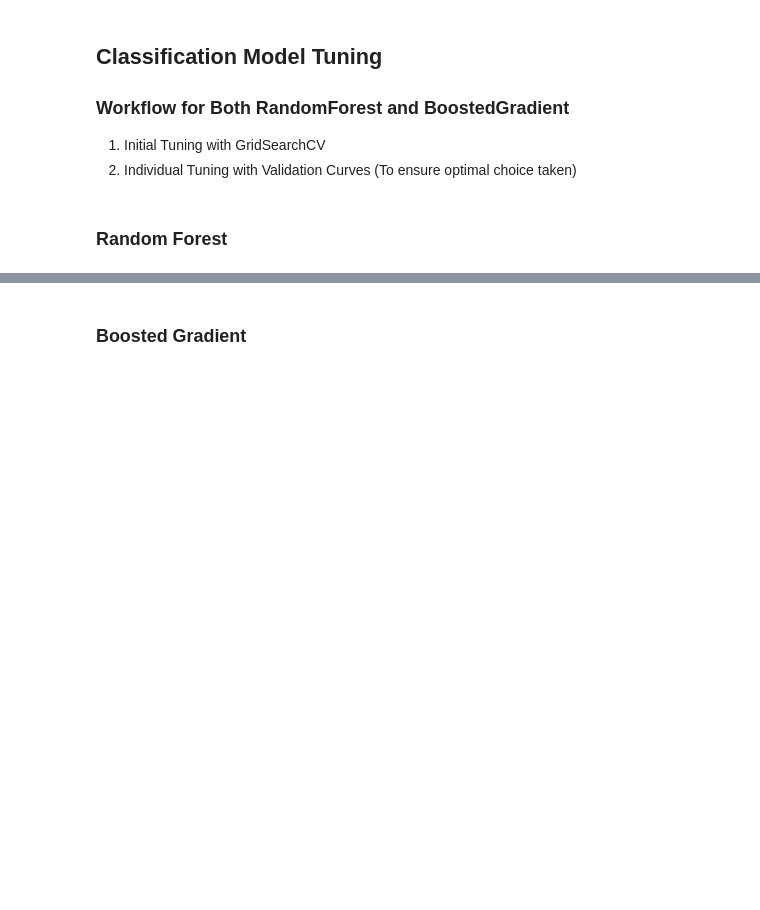
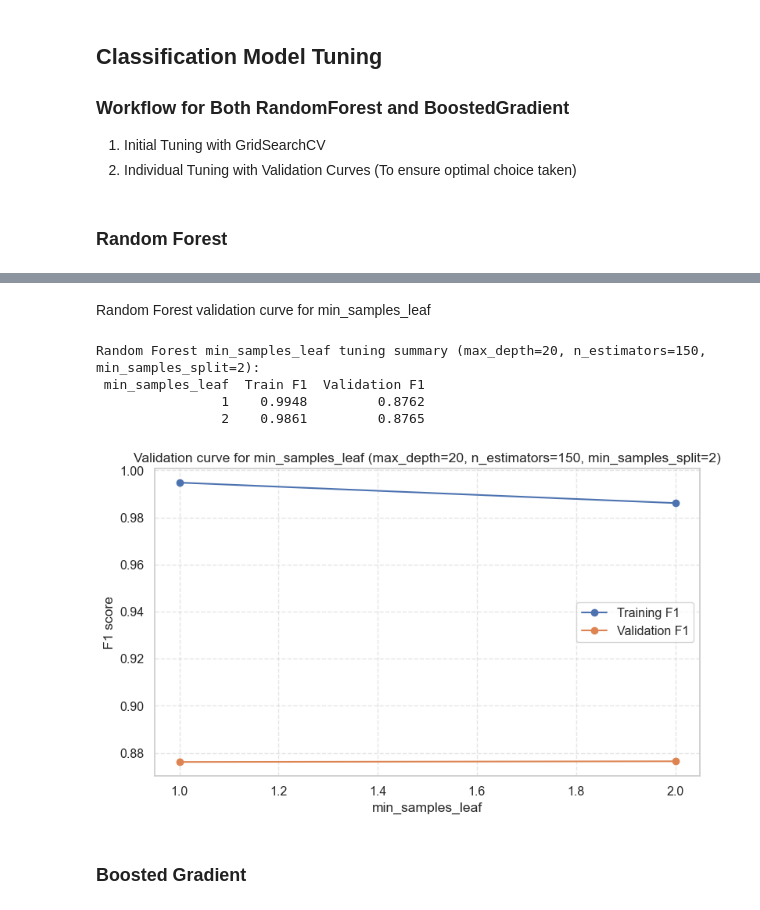
Before and after one commit to wymenlim/CSC3105, a Jupyter notebook: code/classification.ipynb, the cells around one changed output, grey strips where cells are left out. Saved outputs shown, nothing was run; the diff lists cells and outputs as text; code cells hidden in the pictures; blank space fills up the shorter version.

```diff
--- a/code/classification.ipynb
+++ b/code/classification.ipynb
@@ -117,3 +391,76 @@ weighted avg       0.88      0.88      0.88      8400
+# %% [markdown]
+Random Forest validation curve for min_samples_leaf
+# %%
+# Validation curve for min_samples_leaf (F1 score)
+import matplotlib.pyplot as plt
+import numpy as np
+
+# Ensure we have the cv_results_ as a DataFrame
+try:
+    cv_results_leaf = results
+except NameError:
+    cv_results_leaf = pd.DataFrame(grid.cv_results_)
+
+# If min_samples_leaf was not part of the grid, warn and skip
+if "param_min_samples_leaf" not in cv_results_leaf.columns:
+    raise KeyError("param_min_samples_leaf is not in cv_results_. Add min_samples_leaf to param_grid in Cell 5.")
+
+# Restrict to max_depth = 20, n_estimators = 150, and min_samples_split = 2
+target_max_depth = 20
+target_n_estimators = 150
+target_min_samples_split = 2
+cv_results_leaf_sel = cv_results_leaf[(
+    (cv_results_leaf["param_max_depth"] == target_max_depth)
+    & (cv_results_leaf["param_n_estimators"] == target_n_estimators)
+    & (cv_results_leaf["param_min_samples_split"] == target_min_samples_split)
+)]
+
+# ---------------------------------------------------------------------------
+# Table: average Train / Validation F1 for each min_samples_leaf at the chosen settings
+# ---------------------------------------------------------------------------
+summary_leaf = (
+    cv_results_leaf_sel
+    .groupby("param_min_samples_leaf")
+    .agg(
+        mean_train_f1=("mean_train_f1", "mean"),
+        mean_val_f1=("mean_test_f1", "mean"),
+    )
+    .reset_index()
+    .sort_values("param_min_samples_leaf")
+)
+
+summary_leaf_pretty = summary_leaf.rename(columns={
+    "param_min_samples_leaf": "min_samples_leaf",
+    "mean_train_f1": "Train F1",
+    "mean_val_f1": "Validation F1",
+})
+
+print(f"\nRandom Forest min_samples_leaf tuning summary (max_depth={target_max_depth}, n_estimators={target_n_estimators}, min_samples_split={target_min_samples_split}):")
+print(summary_leaf_pretty.to_string(index=False, float_format=lambda x: f"{x:.4f}"))
+
+# ---------------------------------------------------------------------------
+# Plot validation curve for min_samples_leaf
+# ---------------------------------------------------------------------------
+x_vals_leaf = summary_leaf["param_min_samples_leaf"].values
+train_f1_vals_leaf = summary_leaf["mean_train_f1"].values
+val_f1_vals_leaf   = summary_leaf["mean_val_f1"].values
+
+plt.figure(figsize=(8, 5))
+plt.plot(x_vals_leaf, train_f1_vals_leaf, marker="o", label="Training F1")
+plt.plot(x_vals_leaf, val_f1_vals_leaf, marker="o", label="Validation F1")
+plt.xlabel("min_samples_leaf")
+plt.ylabel("F1 score")
+plt.title(f"Validation curve for min_samples_leaf (max_depth={target_max_depth}, n_estimators={target_n_estimators}, min_samples_split={target_min_samples_split})")
+plt.grid(True, linestyle="--", alpha=0.5)
+plt.legend()
+plt.tight_layout()
+plt.show()
+# %% [output]
+Random Forest min_samples_leaf tuning summary (max_depth=20, n_estimators=150, min_samples_split=2):
+ min_samples_leaf  Train F1  Validation F1
+                1    0.9948         0.8762
+                2    0.9861         0.8765
+[figure, added]
 # %% [markdown]
 ### Boosted Gradient
 # %% [markdown]
```
Also changed, not shown: parts of 8 cells of this notebook.
